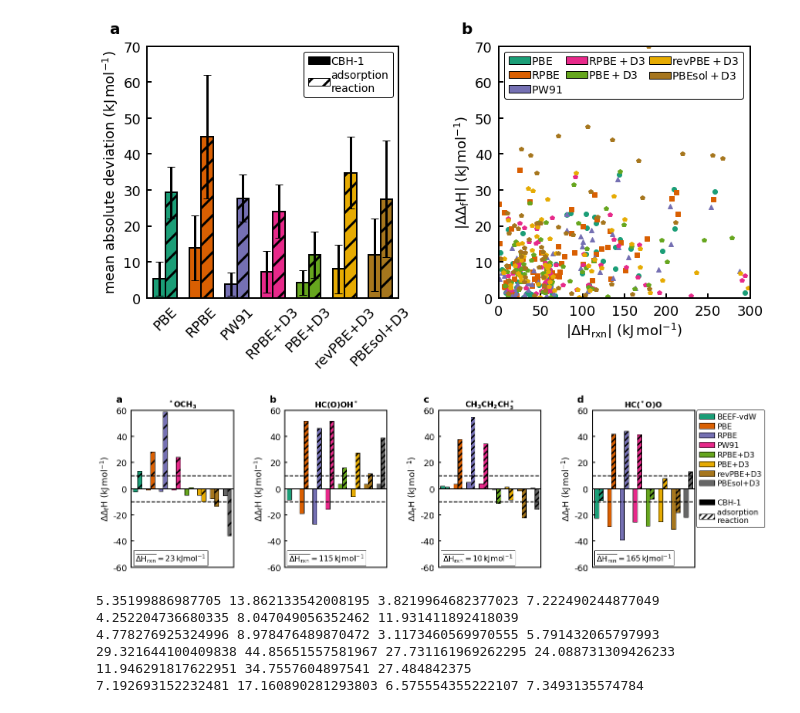
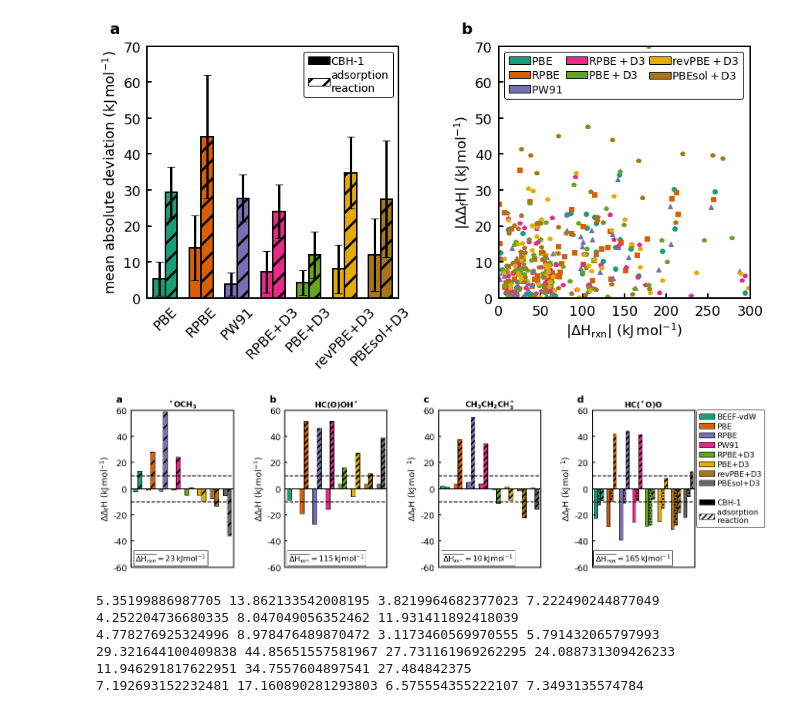
Before and after one commit to bjkreitz/CBH-thermo, a Jupyter notebook: benchmark/evaluate_benchmark.ipynb, the cells around one changed output. Drawn from its saved outputs; the diff is of its cells as text; code cells hidden in the pictures.

Commit message:
cbh2 for formate

```diff
--- a/benchmark/evaluate_benchmark.ipynb
+++ b/benchmark/evaluate_benchmark.ipynb
@@ -42,6 +42,8 @@ d3rpbe = pd.read_csv('not_optimized/d3rpbe/results_d3rpbe.dat', sep="\t", header
 d3pbe = pd.read_csv('not_optimized/d3pbe/results_d3pbe.dat', sep="\t", header=0)
 d3revpbe = pd.read_csv('not_optimized/d3revpbe/results_d3revpbe.dat', sep="\t", header=0)
 d3pbesol = pd.read_csv('not_optimized/d3pbesol/results_d3pbesol.dat', sep="\t", header=0)
+
+formate=pd.read_csv('cbh2_formate.dat',sep="\t", header=0)
 # %%
 gs = gridspec.GridSpec(nrows=1, ncols=2)
 gs.update(wspace=0.7, hspace=0.4)
@@ -357,23 +359,31 @@ ax2.set_xticks([])
 ax2.set_xticklabels([])
 
 ax3.bar(1,beef['hf_cbh'].iloc[idx_HCOO]-hf_HCOO,width=0.5,color=colors[0],edgecolor='k',label='BEEF-vdW')
-ax3.bar(2.5,pbe['hf_cbh'].iloc[idx_HCOO]-hf_HCOO,width=0.5,color=colors[1],edgecolor='k',label='PBE')
-ax3.bar(4,rpbe['hf_cbh'].iloc[idx_HCOO]-hf_HCOO,width=0.5,color=colors[2],edgecolor='k',label='RPBE')
-ax3.bar(5.5,pw91['hf_cbh'].iloc[idx_HCOO]-hf_HCOO,width=0.5,color=colors[3],edgecolor='k',label='PW91')
-ax3.bar(7,d3rpbe['hf_cbh'].iloc[idx_HCOO]-hf_HCOO,width=0.5,color=colors[4],edgecolor='k',label='RPBE+D3')
-ax3.bar(8.5,d3pbe['hf_cbh'].iloc[idx_HCOO]-hf_HCOO,width=0.5,color=colors[5],edgecolor='k',label='PBE+D3')
-ax3.bar(10,d3revpbe['hf_cbh'].iloc[idx_HCOO]-hf_HCOO,width=0.5,color=colors[6],edgecolor='k',label='revPBE+D3')
-ax3.bar(11.5,d3pbesol['hf_cbh'].iloc[idx_HCOO]-hf_HCOO,width=0.5,color=colors[7],edgecolor='k',label='PBEsol+D3')
+ax3.bar(3,pbe['hf_cbh'].iloc[idx_HCOO]-hf_HCOO,width=0.5,color=colors[1],edgecolor='k',label='PBE')
+ax3.bar(5,rpbe['hf_cbh'].iloc[idx_HCOO]-hf_HCOO,width=0.5,color=colors[2],edgecolor='k',label='RPBE')
+ax3.bar(7,pw91['hf_cbh'].iloc[idx_HCOO]-hf_HCOO,width=0.5,color=colors[3],edgecolor='k',label='PW91')
+ax3.bar(9,d3rpbe['hf_cbh'].iloc[idx_HCOO]-hf_HCOO,width=0.5,color=colors[4],edgecolor='k',label='RPBE+D3')
+ax3.bar(11,d3pbe['hf_cbh'].iloc[idx_HCOO]-hf_HCOO,width=0.5,color=colors[5],edgecolor='k',label='PBE+D3')
+ax3.bar(13,d3revpbe['hf_cbh'].iloc[idx_HCOO]-hf_HCOO,width=0.5,color=colors[6],edgecolor='k',label='revPBE+D3')
+ax3.bar(15,d3pbesol['hf_cbh'].iloc[idx_HCOO]-hf_HCOO,width=0.5,color=colors[7],edgecolor='k',label='PBEsol+D3')
 
+ax3.bar(1.5,formate['hf_cbh'].iloc[0]-hf_HCOO,width=0.5,color=colors[0],edgecolor='k', hatch='..')
+ax3.bar(3.5,formate['hf_cbh'].iloc[1]-hf_HCOO,width=0.5,color=colors[1],edgecolor='k', hatch='..')
+ax3.bar(5.5,formate['hf_cbh'].iloc[2]-hf_HCOO,width=0.5,color=colors[2],edgecolor='k', hatch='..')
+ax3.bar(7.5,formate['hf_cbh'].iloc[3]-hf_HCOO,width=0.5,color=colors[3],edgecolor='k', hatch='..')
+ax3.bar(9.5,formate['hf_cbh'].iloc[4]-hf_HCOO,width=0.5,color=colors[4],edgecolor='k', hatch='..')
+ax3.bar(11.5,formate['hf_cbh'].iloc[5]-hf_HCOO,width=0.5,color=colors[5],edgecolor='k', hatch='..')
+ax3.bar(13.5,formate['hf_cbh'].iloc[6]-hf_HCOO,width=0.5,color=colors[6],edgecolor='k', hatch='..')
+ax3.bar(15.5,formate['hf_cbh'].iloc[7]-hf_HCOO,width=0.5,color=colors[7],edgecolor='k', hatch='..')
 
-ax3.bar(1.5,beef['hf_old'].iloc[idx_HCOO]-hf_HCOO,width=0.5,color=colors[0],edgecolor='k', hatch='//')
-ax3.bar(3,pbe['hf_old'].iloc[idx_HCOO]-hf_HCOO,width=0.5,color=colors[1],edgecolor='k', hatch='//')
-ax3.bar(4.5,rpbe['hf_old'].iloc[idx_HCOO]-hf_HCOO,width=0.5,color=colors[2],edgecolor='k', hatch='//')
-ax3.bar(6,pw91['hf_old'].iloc[idx_HCOO]-hf_HCOO,width=0.5,color=colors[3],edgecolor='k', hatch='//')
-ax3.bar(7.5,d3rpbe['hf_old'].iloc[idx_HCOO]-hf_HCOO,width=0.5,color=colors[4],edgecolor='k', hatch='//')
-ax3.bar(9,d3pbe['hf_old'].iloc[idx_HCOO]-hf_HCOO,width=0.5,color=colors[5],edgecolor='k', hatch='//')
-ax3.bar(10.5,d3revpbe['hf_old'].iloc[idx_HCOO]-hf_HCOO,width=0.5,color=colors[6],edgecolor='k', hatch='//')
-ax3.bar(12,d3pbesol['hf_old'].iloc[idx_HCOO]-hf_HCOO,width=0.5,color=colors[7],edgecolor='k', hatch='//')
+ax3.bar(2,beef['hf_old'].iloc[idx_HCOO]-hf_HCOO,width=0.5,color=colors[0],edgecolor='k', hatch='//')
+ax3.bar(4,pbe['hf_old'].iloc[idx_HCOO]-hf_HCOO,width=0.5,color=colors[1],edgecolor='k', hatch='//')
+ax3.bar(6,rpbe['hf_old'].iloc[idx_HCOO]-hf_HCOO,width=0.5,color=colors[2],edgecolor='k', hatch='//')
+ax3.bar(8,pw91['hf_old'].iloc[idx_HCOO]-hf_HCOO,width=0.5,color=colors[3],edgecolor='k', hatch='//')
+ax3.bar(10,d3rpbe['hf_old'].iloc[idx_HCOO]-hf_HCOO,width=0.5,color=colors[4],edgecolor='k', hatch='//')
+ax3.bar(12,d3pbe['hf_old'].iloc[idx_HCOO]-hf_HCOO,width=0.5,color=colors[5],edgecolor='k', hatch='//')
+ax3.bar(14,d3revpbe['hf_old'].iloc[idx_HCOO]-hf_HCOO,width=0.5,color=colors[6],edgecolor='k', hatch='//')
+ax3.bar(16,d3pbesol['hf_old'].iloc[idx_HCOO]-hf_HCOO,width=0.5,color=colors[7],edgecolor='k', hatch='//')
 
 
 ax3.bar(100,d3rpbe['hf_cbh'].iloc[idx_OCH3]-hf_OCH3,width=0.5,color='w',edgecolor='w',label=' ')
@@ -381,10 +391,10 @@ ax3.bar(100,d3rpbe['hf_cbh'].iloc[idx_OCH3]-hf_OCH3,width=0.5,color='k',edgecolo
 ax3.bar(100,beef['hf_old'].iloc[idx_OCH3]-hf_OCH3,width=0.5,color='w',edgecolor='k', hatch='//',label='adsorption\nreaction')
 
 ax3.set_title('$\mathbf{HC(^*O)O}$',fontsize=16)
-ax3.plot((0.5,12.5),(0,0),linestyle='solid',color='k',linewidth=2)
-ax3.plot((0.5,12.5),(-10,-10),linestyle='dashed',color='k',linewidth=2)
-ax3.plot((0.5,12.5),(10,10),linestyle='dashed',color='k',linewidth=2)
-ax3.set_xlim([0.5,12.5])
+ax3.plot((0.5,17.5),(0,0),linestyle='solid',color='k',linewidth=2)
+ax3.plot((0.5,17.5),(-10,-10),linestyle='dashed',color='k',linewidth=2)
+ax3.plot((0.5,17.5),(10,10),linestyle='dashed',color='k',linewidth=2)
+ax3.set_xlim([0.5,16.5])
 ax3.set_ylim([-60,60])
 ax3.set_ylabel('$\mathrm{\Delta\Delta_f H\ (kJ\,mol^{-1})}$')
 ax3.set_xticks([])
@@ -393,35 +403,35 @@ ax3.legend(loc='upper right',bbox_to_anchor=(1.72,1.025))
 
 
 hrxn_och3=np.array([beef['hrxn_cbh'].iloc[idx_OCH3],pbe['hrxn_cbh'].iloc[idx_OCH3],rpbe['hrxn_cbh'].iloc[idx_OCH3],
                  pw91['hrxn_cbh'].iloc[idx_OCH3],d3rpbe['hrxn_cbh'].iloc[idx_OCH3],d3pbe['hrxn_cbh'].iloc[idx_OCH3],
                  d3revpbe['hrxn_cbh'].iloc[idx_OCH3],d3pbesol['hrxn_cbh'].iloc[idx_OCH3]])
 hrxn_hcooh=np.array([beef['hrxn_cbh'].iloc[idx_HCOOH],pbe['hrxn_cbh'].iloc[idx_HCOOH],rpbe['hrxn_cbh'].iloc[idx_HCOOH],
                  pw91['hrxn_cbh'].iloc[idx_HCOOH],d3rpbe['hrxn_cbh'].iloc[idx_HCOOH],d3pbe['hrxn_cbh'].iloc[idx_HCOOH],
                  d3revpbe['hrxn_cbh'].iloc[idx_HCOOH],d3pbesol['hrxn_cbh'].iloc[idx_HCOOH]])
 hrxn_ch3ch2ch3=np.array([beef['hrxn_cbh'].iloc[idx_CH3CH2CH3],pbe['hrxn_cbh'].iloc[idx_CH3CH2CH3],rpbe['hrxn_cbh'].iloc[idx_CH3CH2CH3],
                  pw91['hrxn_cbh'].iloc[idx_CH3CH2CH3],d3rpbe['hrxn_cbh'].iloc[idx_CH3CH2CH3],d3pbe['hrxn_cbh'].iloc[idx_CH3CH2CH3],
                  d3revpbe['hrxn_cbh'].iloc[idx_CH3CH2CH3],d3pbesol['hrxn_cbh'].iloc[idx_CH3CH2CH3]])
 hrxn_hcoo=np.array([beef['hrxn_cbh'].iloc[idx_HCOO],pbe['hrxn_cbh'].iloc[idx_HCOO],rpbe['hrxn_cbh'].iloc[idx_HCOO],
                  pw91['hrxn_cbh'].iloc[idx_HCOO],d3rpbe['hrxn_cbh'].iloc[idx_HCOO],d3pbe['hrxn_cbh'].iloc[idx_HCOO],
                  d3revpbe['hrxn_cbh'].iloc[idx_HCOO],d3pbesol['hrxn_cbh'].iloc[idx_HCOO]])
 
 props=dict(facecolor='w')
 ax0.text(1, -57, '$\mathrm{\overline{\Delta H_{rxn}}='+str(int(np.round(np.mean(hrxn_och3),0)))+'\, kJ mol^{-1}}$', ha='left',va='bottom',bbox=props, fontsize='16')
 ax1.text(1, -57, '$\mathrm{\overline{\Delta H_{rxn}}='+str(int(np.round(np.mean(hrxn_hcooh),0)))+'\, kJ mol^{-1}}$', ha='left',va='bottom',bbox=props, fontsize='16')
 ax2.text(1, -57, '$\mathrm{\overline{\Delta H_{rxn}}='+str(int(np.round(np.mean(hrxn_ch3ch2ch3),0)))+'\, kJ mol^{-1}}$', ha='left',va='bottom',bbox=props, fontsize='16')
 ax3.text(1, -57, '$\mathrm{\overline{\Delta H_{rxn}}='+str(int(np.round(np.mean(hrxn_hcoo),0)))+'\, kJ mol^{-1}}$', ha='left',va='bottom',bbox=props, fontsize='16')
 
 import string
 ax0.text(-0.15, 1.05, string.ascii_lowercase[0], transform=ax0.transAxes, size=20, weight='bold')
 ax1.text(-0.15, 1.05, string.ascii_lowercase[1], transform=ax1.transAxes, size=20, weight='bold')
 ax2.text(-0.15, 1.05, string.ascii_lowercase[2], transform=ax2.transAxes, size=20, weight='bold')
 ax3.text(-0.15, 1.05, string.ascii_lowercase[3], transform=ax3.transAxes, size=20, weight='bold')
 
 
-plt.savefig('exp_benchmark.pdf',transparent=False,bbox_inches='tight')
+#plt.savefig('exp_benchmark.pdf',transparent=False,bbox_inches='tight')
 plt.show()
 # %% [output]
-[figure, old version]
+[figure, new version]
 # %%
 #hrxn = pd.read_csv('not_optimized/reaction_enthalpy.txt', sep="\t", header=0)
 colormap = plt.cm.Dark2
```
Also changed, not shown: 43 other files.
